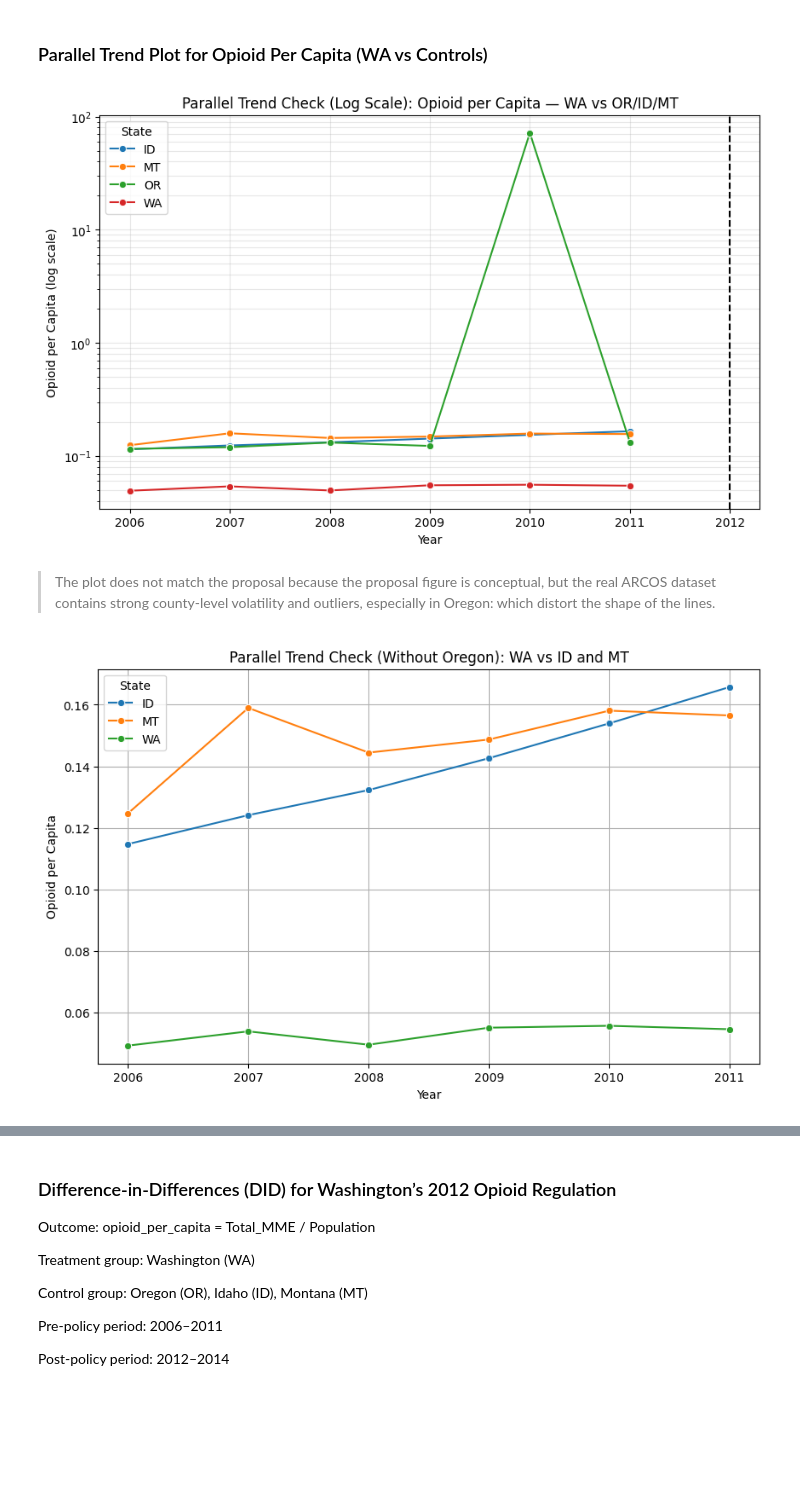
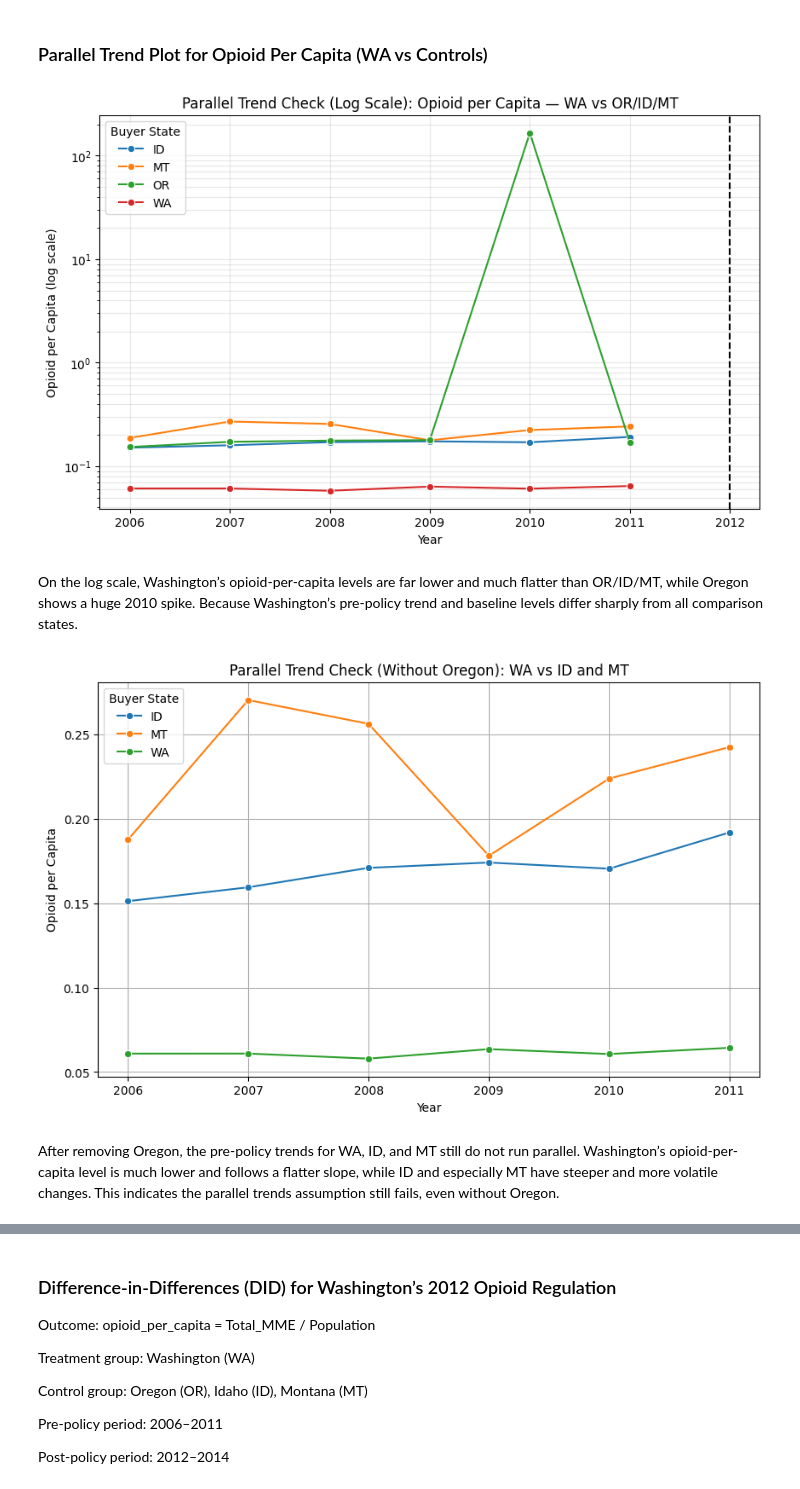
Before and after one commit to MIDS-at-Duke/pds-2025-opioids-study_on_opioids, a Jupyter notebook: parallel_trend_check_washington.ipynb, the cells around one changed output, grey strips where cells are left out. Drawn from its saved outputs; the diff is of its cells as text; code cells hidden in the pictures; blank space fills up the shorter version.

Commit message:
Used threshold.csv for analysis

```diff
--- a/parallel_trend_check_washington.ipynb
+++ b/parallel_trend_check_washington.ipynb
@@ -8,7 +8,7 @@ import statsmodels.formula.api as smf
 pd.set_option("mode.copy_on_write", True)
 
 # Load merged dataset
-url = r"C:\Users\sejal\Dropbox\PC\Desktop\final_merged.csv"
+url = r"C:\Users\sejal\Dropbox\PC\Downloads\threshold.csv"
 final_merged_data = pd.read_csv(url)
 
 # Quick checks
@@ -191,7 +191,7 @@ Name: treated, dtype: float64
 ### Parallel Trend Plot for Opioid Per Capita (WA vs Controls)
 # %%
 trend_df = (
-    panel.groupby(["State", "year"])["opioid_per_capita"]
+    panel.groupby(["Buyer State", "Year"])["opioid_per_capita"]
     .mean()
     .reset_index()
 )
@@ -200,9 +200,9 @@ trend_df = (
 plt.figure(figsize=(10,6))
 sns.lineplot(
     data=trend_df,
-    x="year",
+    x="Year",
     y="opioid_per_capita",
-    hue="State",
+    hue="Buyer State",
     marker="o"
 )
 plt.yscale("log")
@@ -213,15 +213,15 @@ plt.ylabel("Opioid per Capita (log scale)")
 plt.grid(True, which="both", alpha=0.3)
 plt.show()
 # %% [output]
-[figure, old version]
+[figure, new version]
 # %% [markdown]
-> The plot does not match the proposal because the proposal figure is conceptual, but the real ARCOS dataset contains strong county-level volatility and outliers, especially in Oregon: which distort the shape of the lines.
+On the log scale, Washington’s opioid-per-capita levels are far lower and much flatter than OR/ID/MT, while Oregon shows a huge 2010 spike. Because Washington’s pre-policy trend and baseline levels differ sharply from all comparison states.
 # %%
 states_wo_or = ["WA", "ID", "MT"]
 
 panel_wo_or = final_merged_data[
-    (final_merged_data["State"].isin(states_wo_or)) &
-    (final_merged_data["year"].between(2006, 2011))
+    (final_merged_data["Buyer State"].isin(states_wo_or)) &
+    (final_merged_data["Year"].between(2006, 2011))
 ].copy()
 
 panel_wo_or["opioid_per_capita"] = (
@@ -229,28 +229,30 @@ panel_wo_or["opioid_per_capita"] = (
 )
 
 trend_wo_or = (
-    panel_wo_or.groupby(["State", "year"])["opioid_per_capita"]
+    panel_wo_or.groupby(["Buyer State", "Year"])["opioid_per_capita"]
     .mean()
     .reset_index()
 )
 # %%
 plt.figure(figsize=(10,6))
 
 sns.lineplot(
     data=trend_wo_or,
-    x="year",
+    x="Year",
     y="opioid_per_capita",
-    hue="State",
+    hue="Buyer State",
     marker="o"
 )
 
 plt.title("Parallel Trend Check (Without Oregon): WA vs ID and MT")
 plt.xlabel("Year")
 plt.ylabel("Opioid per Capita")
 plt.grid(True)
 plt.show()
 # %% [output]
-[figure, old version]
+[figure, new version]
+# %% [markdown]
+After removing Oregon, the pre-policy trends for WA, ID, and MT still do not run parallel. Washington’s opioid-per-capita level is much lower and follows a flatter slope, while ID and especially MT have steeper and more volatile changes. This indicates the parallel trends assumption still fails, even without Oregon.
 # %%
 # Plot individual states with WA
 
```
Also changed, not shown: parts of 38 cells of this notebook.
